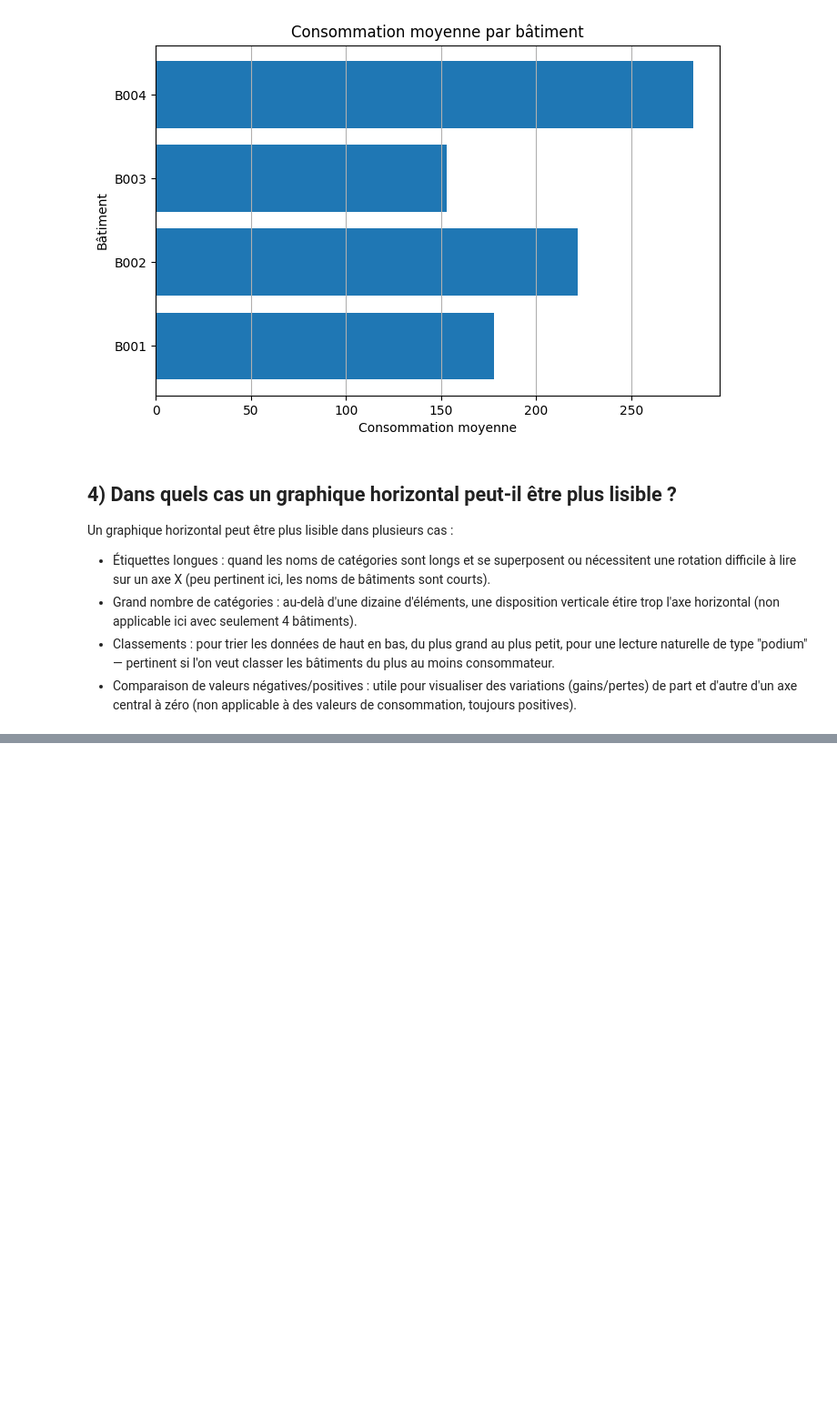
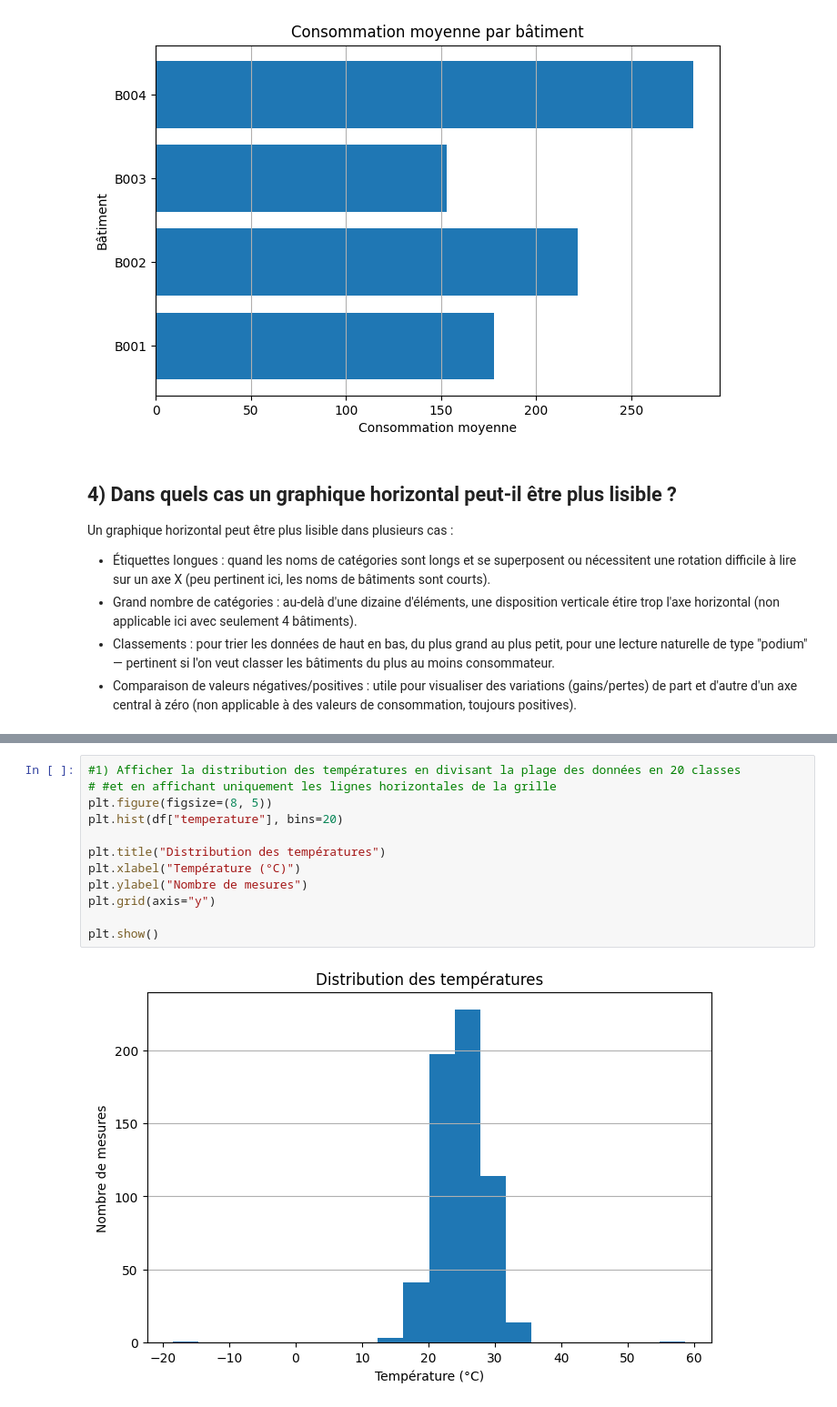
Before and after one commit to Mayra-99/atelier_matplotlib_iot, a Jupyter notebook: notebooks/atelier_matplotlib_iot.ipynb, the cells around one changed output, grey strips where cells are left out. Shown at 91% size. Drawn from its saved outputs; the diff is of its cells as text; blank space fills up the shorter version.

Commit message:
Partie 3 : histogrammes temperature et consommation avec differents nombres de classes

```diff
--- a/notebooks/atelier_matplotlib_iot.ipynb
+++ b/notebooks/atelier_matplotlib_iot.ipynb
@@ -157,0 +169,14 @@ Un graphique horizontal peut être plus lisible dans plusieurs cas :
+# %%
+#1) Afficher la distribution des températures en divisant la plage des données en 20 classes
+# #et en affichant uniquement les lignes horizontales de la grille
+plt.figure(figsize=(8, 5))
+plt.hist(df["temperature"], bins=20)
+
+plt.title("Distribution des températures")
+plt.xlabel("Température (°C)")
+plt.ylabel("Nombre de mesures")
+plt.grid(axis="y")
+
+plt.show()
+# %% [output]
+[figure, added]
```
Also changed, not shown: parts of 8 cells of this notebook.
